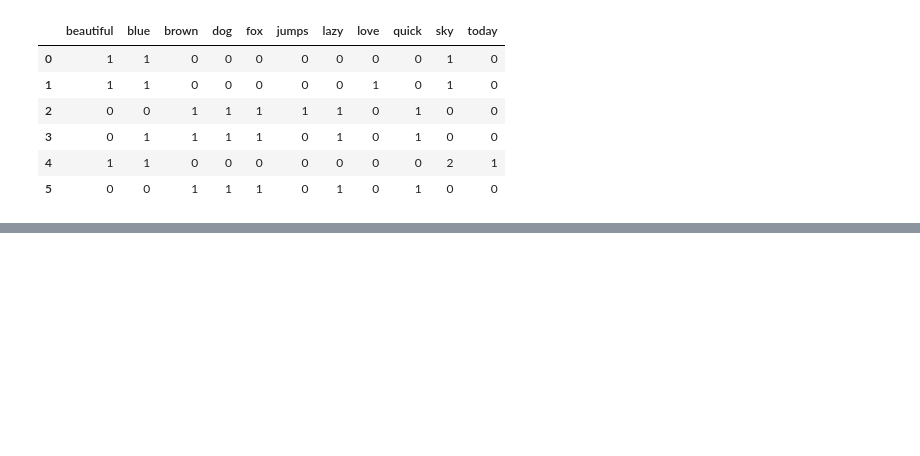
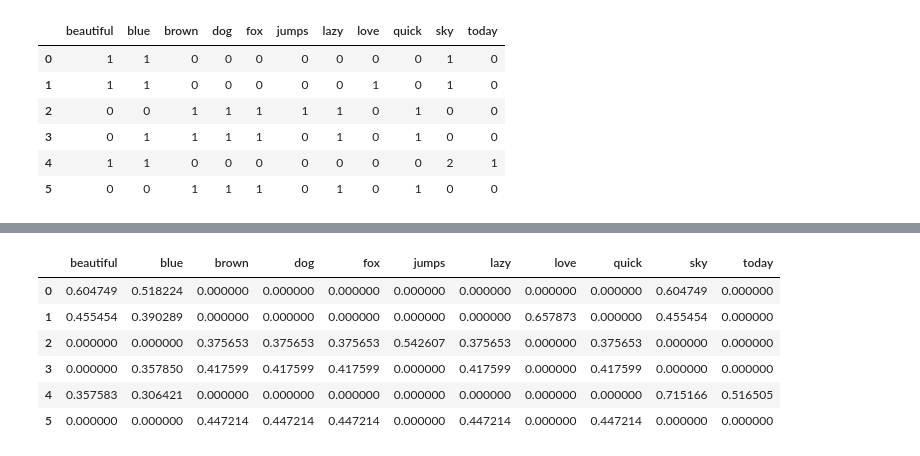
Before and after one commit to Taoheed-O/Machine-Learning, a Jupyter notebook: Feature_Engineering/Feature_Engineering.ipynb, the cells around one changed output, grey strips where cells are left out. Saved outputs shown, nothing was run; the diff lists cells and outputs as text; code cells hidden in the pictures; blank space fills up the shorter version.

```diff
--- a/Feature_Engineering/Feature_Engineering.ipynb
+++ b/Feature_Engineering/Feature_Engineering.ipynb
@@ -192,0 +216,15 @@ pd.DataFrame(cv_matrix, columns=vocab)
+# %%
+from sklearn.feature_extraction.text import TfidfVectorizer
+tv = TfidfVectorizer()
+tv_matrix = tv.fit_transform(norm_corpus)
+tv_matrix = tv_matrix.toarray()
+vocab = tv.get_feature_names()
+pd.DataFrame(tv_matrix, columns=vocab)
+# %% [output]
+|  | beautiful | blue | brown | dog | fox | jumps | lazy | love | quick | sky | today |
+| 0 | 0.604749 | 0.518224 | 0.000000 | 0.000000 | 0.000000 | 0.000000 | 0.000000 | 0.000000 | 0.000000 | 0.604749 | 0.000000 |
+| 1 | 0.455454 | 0.390289 | 0.000000 | 0.000000 | 0.000000 | 0.000000 | 0.000000 | 0.657873 | 0.000000 | 0.455454 | 0.000000 |
+| 2 | 0.000000 | 0.000000 | 0.375653 | 0.375653 | 0.375653 | 0.542607 | 0.375653 | 0.000000 | 0.375653 | 0.000000 | 0.000000 |
+| 3 | 0.000000 | 0.357850 | 0.417599 | 0.417599 | 0.417599 | 0.000000 | 0.417599 | 0.000000 | 0.417599 | 0.000000 | 0.000000 |
+| 4 | 0.357583 | 0.306421 | 0.000000 | 0.000000 | 0.000000 | 0.000000 | 0.000000 | 0.000000 | 0.000000 | 0.715166 | 0.516505 |
+| 5 | 0.000000 | 0.000000 | 0.447214 | 0.447214 | 0.447214 | 0.000000 | 0.447214 | 0.000000 | 0.447214 | 0.000000 | 0.000000 |
```
Also changed, not shown: parts of 2 cells of this notebook.
